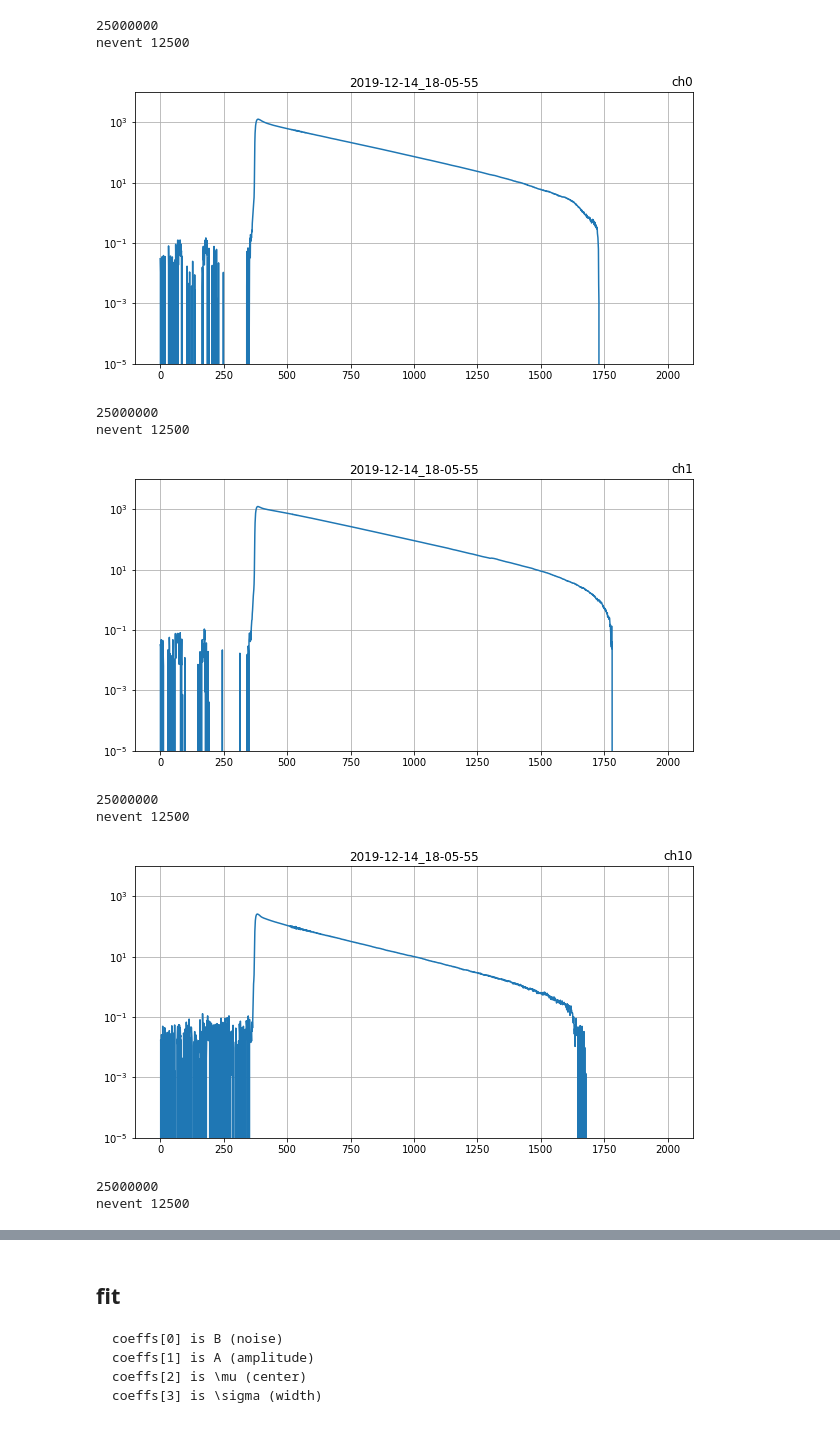
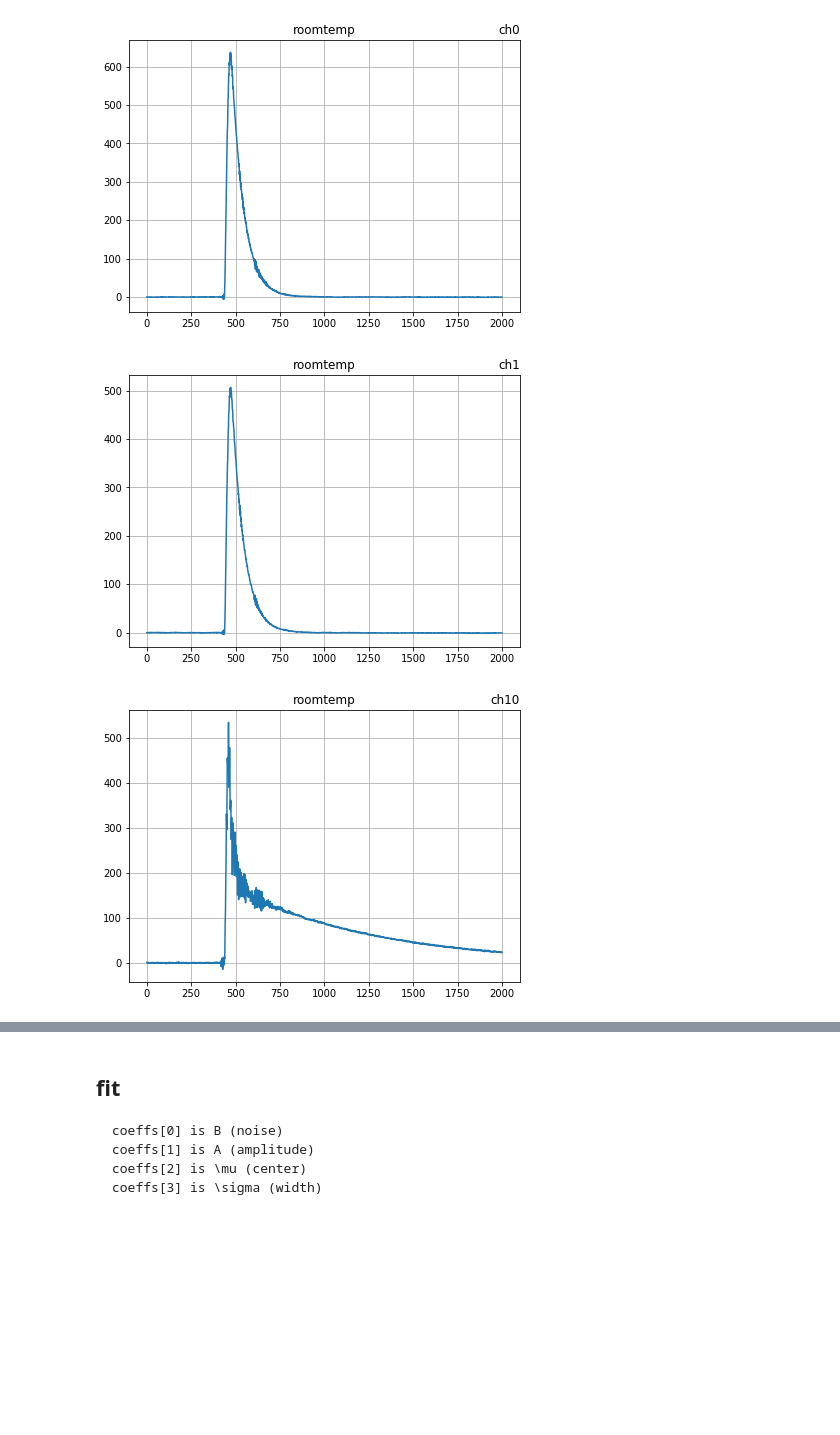
Before and after one commit to fdolek/pypuca, a Jupyter notebook: plt_all.ipynb, the cells around one changed output, grey strips where cells are left out. Cells and saved outputs as stored; diff of their text form; code cells hidden in the pictures; blank space fills up the shorter version.

Commit message:
baseline subtract code added

```diff
--- a/plt_all.ipynb
+++ b/plt_all.ipynb
@@ -11,6 +11,5 @@ from math import log
 from pylab import rcParams
 rcParams['figure.figsize'] = 10, 5
 # %%
-pkl_file = open('EGamma.pkl', 'rb')
+pkl_file = open('blineled.pkl', 'rb')
 mydata = pickle.load(pkl_file)
-pkl_file.close()
@@ -51,7 +16,3 @@ for filename in os.listdir(dirname):
-# %%
-pkl_file = open('myfile.pkl', 'rb')
-mydata = pickle.load(pkl_file)
-pkl_file.close()
 # %%
 mydata['ch0'].shape
 # %% [output]
@@ -117,32 +36,20 @@ print(a.shape)
 # %%
+rcParams['figure.figsize'] = 7, 5
 for key, value in mydata.items():
-    baseline = mydata[key][0:mydata[key].size,1:100].mean(axis=1)
-    print(mydata[key].size)
-    Nevent=(baseline.size)
-    print('nevent',Nevent)
-    blines=baseline.reshape(baseline.size,1)
-    data=(mydata[key] - blines).mean(axis=0)
-    print
+    data=mydata[key].mean(axis=0)
+
     plt.grid(True)
     t = np.arange(len(data))
-    plt.yscale('log')
+    #plt.yscale('log')
     #plt.xlim(1500, 2200)
-    plt.ylim(0.00001, 10000)
-    plt.title('2019-12-14_18-05-55')
+    #plt.ylim(0.00001, 10000)
+    plt.title('roomtemp')
     #plt.title('one event', loc='left')
     plt.title(key, loc='right')
 
     plt.plot(data)
     plt.show()
 # %% [output]
-25000000
-nevent 12500
-[figure, old version]
+[figure, new version]
-25000000
-nevent 12500
-[figure, old version]
+[figure, new version]
-25000000
-nevent 12500
-[figure, old version]
+[figure, new version]
-25000000
-nevent 12500
```
Also changed, not shown: parts of 13 cells of this notebook, 2 other files.
